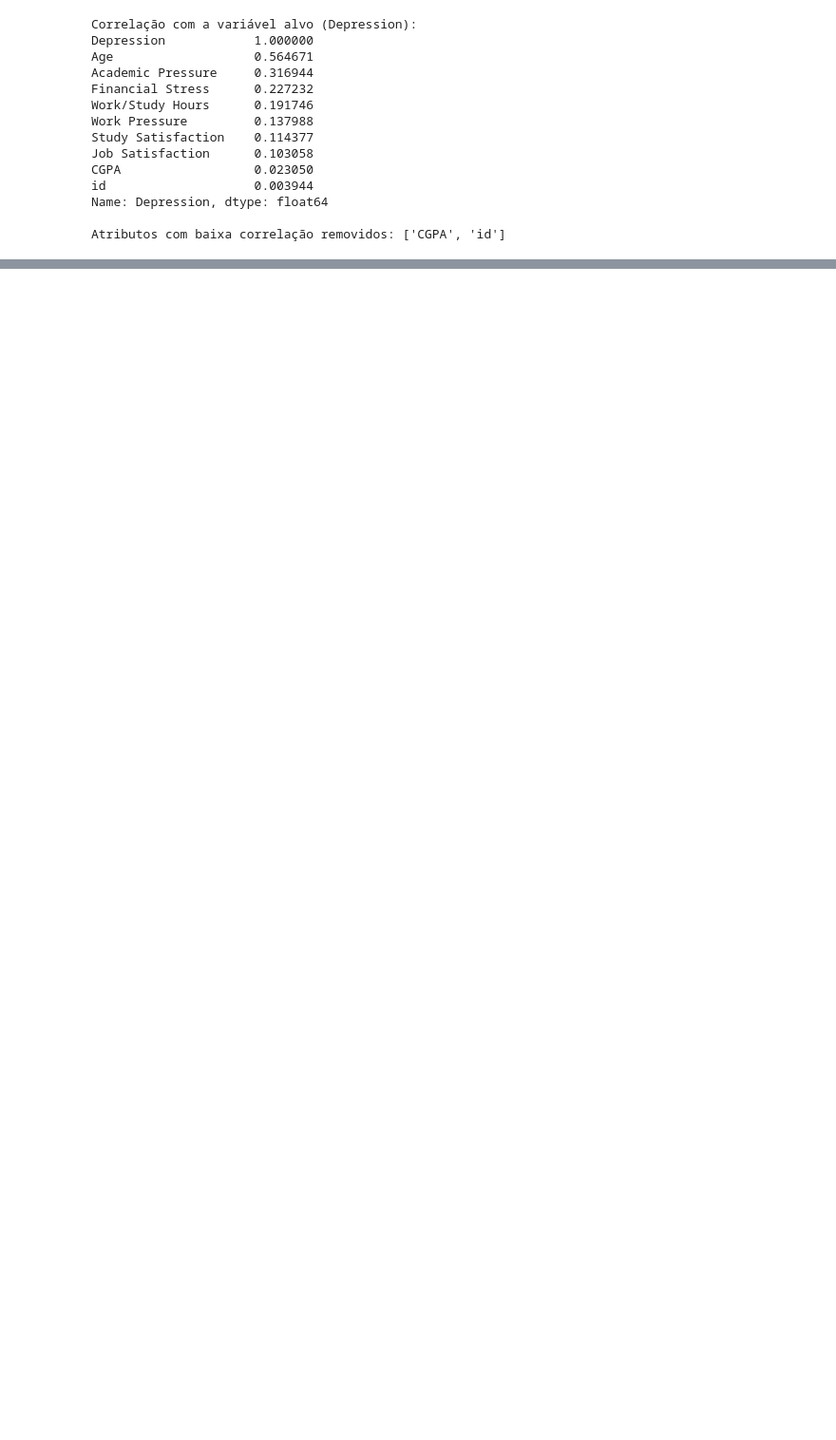
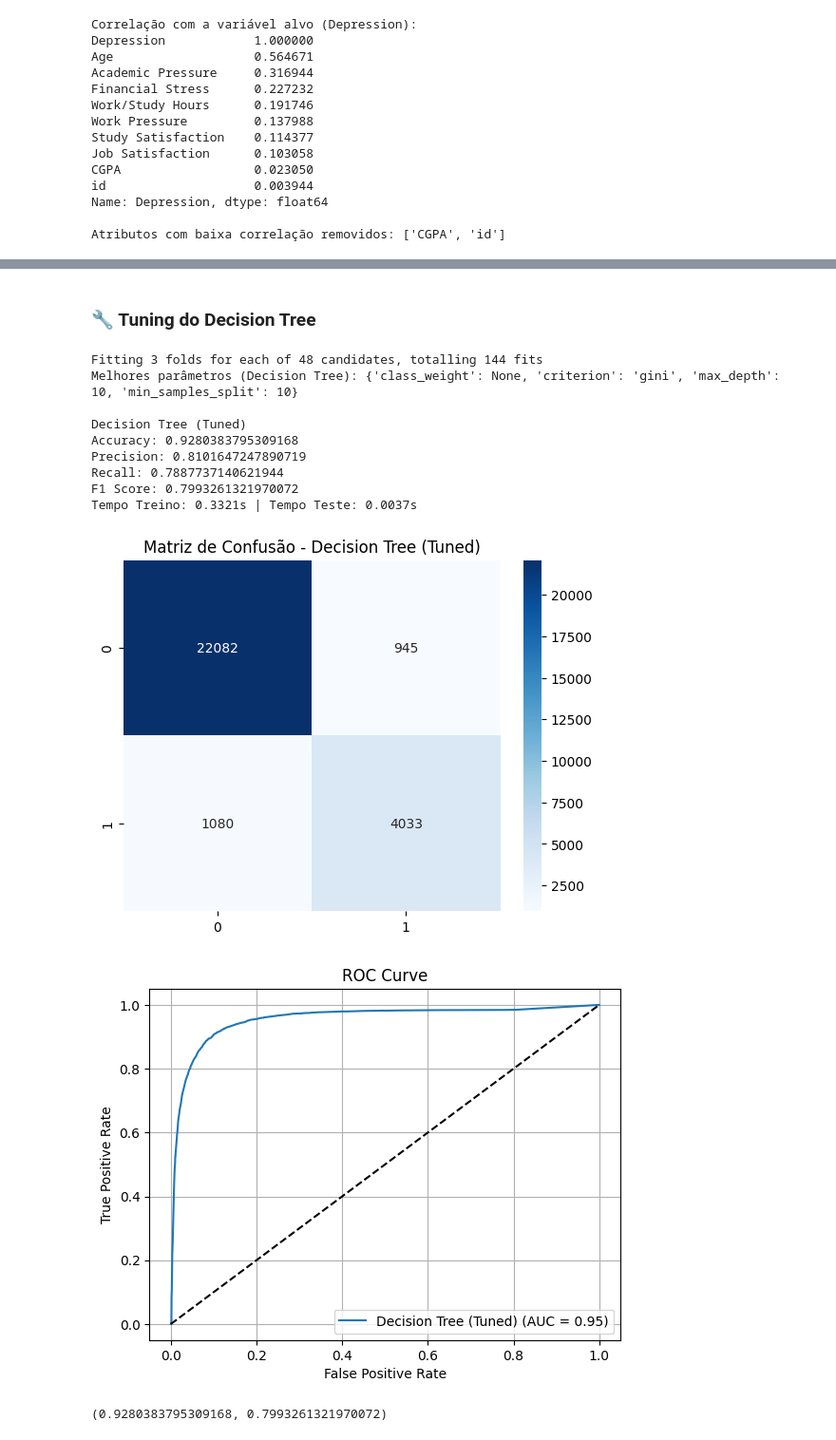
Before and after one commit to franciscoafonso04/IA-Vault, a Jupyter notebook: Project2/projeto_mental_health.ipynb, the cells around one changed output, grey strips where cells are left out. Shown: that part at 95% size. Saved outputs shown, nothing was run; the diff lists cells and outputs as text; code cells hidden in the pictures; blank space fills up the shorter version.

Commit message:
tuning

```diff
--- a/Project2/projeto_mental_health.ipynb
+++ b/Project2/projeto_mental_health.ipynb
@@ -354,0 +440,38 @@ plt.show()
+# %% [markdown]
+### 🔧 Tuning do Decision Tree
+# %%
+from sklearn.model_selection import GridSearchCV
+from sklearn.tree import DecisionTreeClassifier
+
+param_grid_tree = {
+    'max_depth': [None, 5, 10, 20],
+    'min_samples_split': [2, 5, 10],
+    'criterion': ['gini', 'entropy'],
+    'class_weight': [None, 'balanced']
+}
+
+grid_tree = GridSearchCV(DecisionTreeClassifier(random_state=42),
+                         param_grid_tree,
+                         scoring='f1',
+                         cv=3,
+                         n_jobs=-1,
+                         verbose=1)
+
+grid_tree.fit(X_train, y_train)
+best_tree = grid_tree.best_estimator_
+
+print("Melhores parâmetros (Decision Tree):", grid_tree.best_params_)
+avaliar_modelo(best_tree, "Decision Tree (Tuned)")
+# %% [output]
+Fitting 3 folds for each of 48 candidates, totalling 144 fits
+Melhores parâmetros (Decision Tree): {'class_weight': None, 'criterion': 'gini', 'max_depth': 10, 'min_samples_split': 10}
+
+Decision Tree (Tuned)
+Accuracy: 0.9280383795309168
+Precision: 0.8101647247890719
+Recall: 0.7887737140621944
+F1 Score: 0.7993261321970072
+Tempo Treino: 0.3321s | Tempo Teste: 0.0037s
+[figure, added]
+[figure, added]
+(0.9280383795309168, 0.7993261321970072)
```
Also changed, not shown: parts of 34 cells of this notebook.
